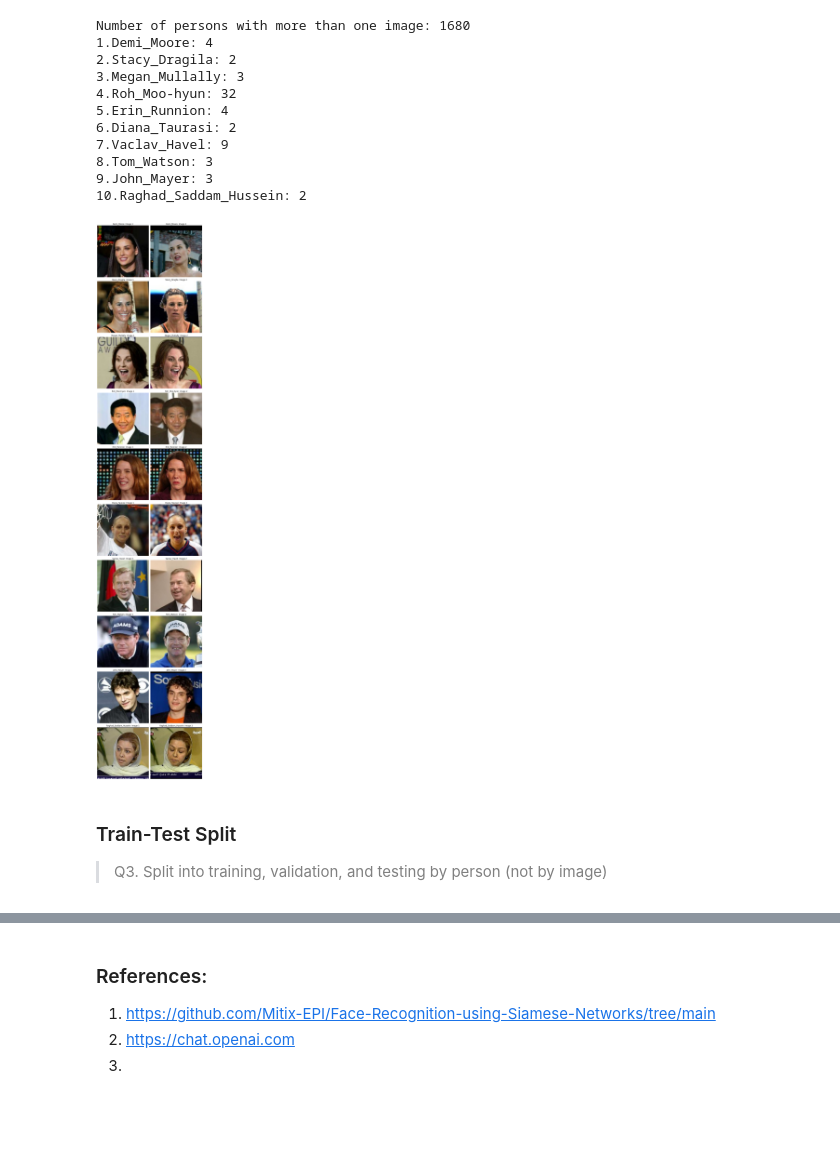
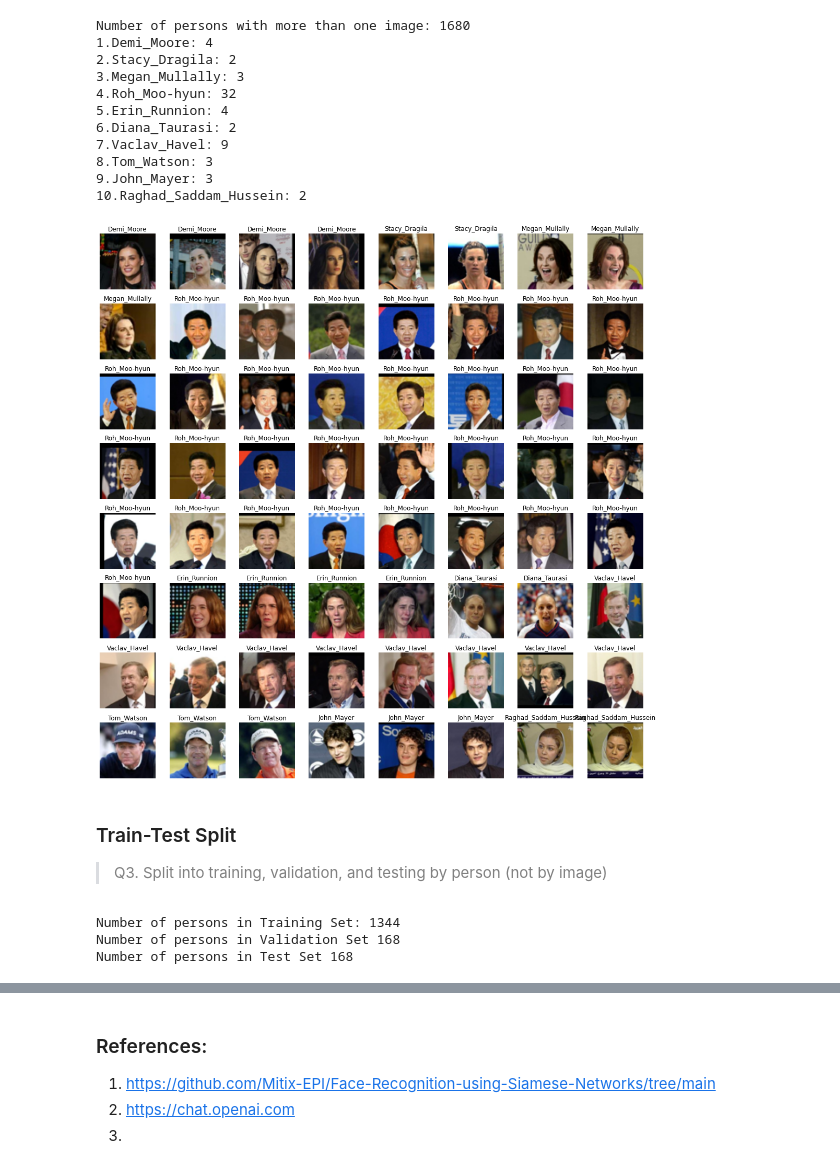
Before and after one commit to munish30monga/Metric_Learning-Generative_AI, a Jupyter notebook: 22m2153.ipynb, the cells around one changed output, grey strips where cells are left out. Saved outputs shown, nothing was run; the diff lists cells and outputs as text; code cells hidden in the pictures; blank space fills up the shorter version.

Commit message:
added train test split and visualizer

```diff
--- a/22m2153.ipynb
+++ b/22m2153.ipynb
@@ -39,10 +49,11 @@ LFW Dataset was downloaded and extracted into the following path: `./dataset/lfw
 # %%
 data_dir = pl.Path('./dataset/lfw/')     # Setting path to the data directory
 persons_dirs = [d for d in data_dir.iterdir() if d.is_dir()] # List all subdirectories (each directory corresponds to a person)
-persons_dict = {person_dir.name: len(list(person_dir.glob("*.jpg"))) for person_dir in persons_dirs} # Create a dictionary of all persons and the number of images they have
+all_persons_dict = {person_dir.name: len(list(person_dir.glob("*.jpg"))) for person_dir in persons_dirs} # Create a dictionary of all persons and the number of images they have
+all_persons = list(all_persons_dict.keys())             # List of all persons
 # %%
-print(f"Total number of persons: {len(persons_dict)}")  # Print the number of persons
-for i, (person, num_images) in enumerate(persons_dict.items()):  # Loop through all persons dictionary
+print(f"Total number of persons: {len(persons)}")  # Print the number of persons
+for i, (person, num_images) in enumerate(all_persons_dict.items()):  # Loop through all persons dictionary
     if i >= 10:                     # Break the loop after printing 10 persons
         break
     print(f"{i+1}.{person}: {num_images}")  # Print the number of images for each person
@@ -61,7 +72,7 @@ Total number of persons: 5749
 # %% [markdown]
 > <font color="gray">Q2. Get the number of persons who have more than one image</font>
 # %%
-persons_with_mul_imgs_dict = {person: num_images for person, num_images in persons_dict.items() if num_images > 1}
+persons_with_mul_imgs_dict = {person: num_images for person, num_images in all_persons_dict.items() if num_images > 1}
 print(f"Number of persons with more than one image: {len(persons_with_mul_imgs_dict)}")
 for i, (person, num_images) in enumerate(persons_with_mul_imgs_dict.items()):
     if i >= 10:
@@ -80,29 +91,37 @@ Number of persons with more than one image: 1680
 9.John_Mayer: 3
 10.Raghad_Saddam_Hussein: 2
 # %%
-def visualize(num_persons, persons_with_multiple_images, data_dir):
+def visualize(persons_dict):
     """
-    Visualizes a grid of persons with multiple images.
+    Visualizes a grid of persons' images.
     """
-    fig, axes = plt.subplots(num_persons, 2, figsize=(10, 5*num_persons))
+    # Display in an 8x8 grid
+    fig, axes = plt.subplots(8, 8, figsize=(15, 15))
 
-    for idx, (person, count) in enumerate(persons_with_multiple_images.items()):
-        if idx >= num_persons:
+    grid_position = 0  # Counter for the position in the 8x8 grid
+
+    for person, count in persons_dict.items():
+        if grid_position >= 64:  # Break after 64 cells
             break
         person_dir = data_dir / person
         images = list(person_dir.glob("*.jpg"))
-        for j, img_path in enumerate(images[:2]):  # Displaying first two images of each person
+        for img_path in images:
+            if grid_position >= 64:  # Break after 64 cells
+                break
             image = Image.open(img_path)
-            axes[idx, j].imshow(image)
-            axes[idx, j].axis('off')
-            axes[idx, j].set_title(f"{person}: Image {j+1}")
+            image = image.resize((64, 64))
+            row, col = divmod(grid_position, 8)
+            axes[row, col].imshow(image)
+            axes[row, col].axis('off')
+            axes[row, col].set_title(f"{person}")
+            grid_position += 1
 
     plt.tight_layout()
     plt.show()
-
-visualize(10, persons_with_mul_imgs_dict, data_dir)
-# %% [output]
-[figure, removed]
+# %%
+visualize(persons_with_mul_imgs_dict)
+# %% [output]
+[figure, added]
 # %% [markdown]
 ### Train-Test Split <a id="train-test-split"></a>
 > <font color="gray">Q3. Split into training, validation, and testing by person (not by image)</font>
@@ -108,0 +155,9 @@ visualize(10, persons_with_mul_imgs_dict, data_dir)
+# %%
+train_persons_dict, valid_persons_dict, test_persons_dict = split_data(persons_with_mul_imgs_dict)
+print(f"Number of persons in Training Set: {len(train_persons_dict)}")
+print(f"Number of persons in Validation Set {len(valid_persons_dict)}")
+print(f"Number of persons in Test Set {len(test_persons_dict)}")
+# %% [output]
+Number of persons in Training Set: 1344
+Number of persons in Validation Set 168
+Number of persons in Test Set 168
```
Also changed, not shown: parts of 12 cells of this notebook.
